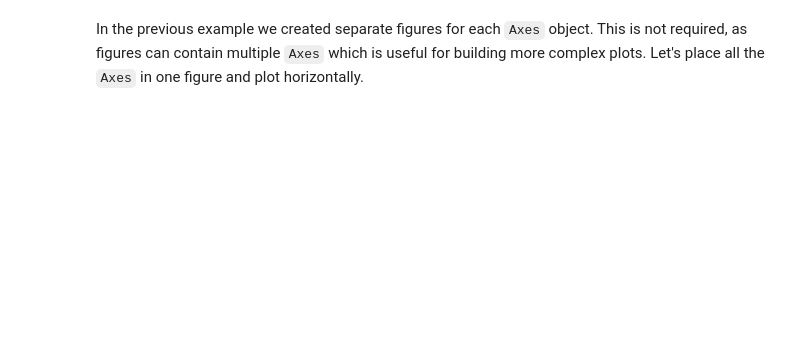
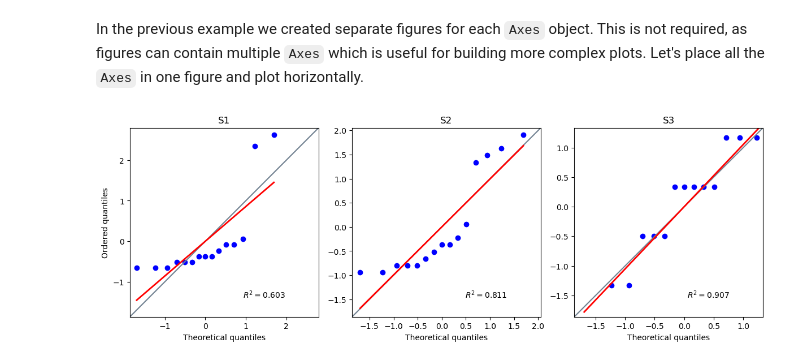
Before and after one commit to UBC-PATH/PATH548L-2025, a Jupyter notebook: worksheets/python/worksheet_2_descriptive_statistics.ipynb, the cells around one changed output. Saved outputs shown, nothing was run; the diff lists cells and outputs as text; code cells hidden in the pictures; blank space fills up the shorter version.

```diff
--- a/worksheets/python/worksheet_2_descriptive_statistics.ipynb
+++ b/worksheets/python/worksheet_2_descriptive_statistics.ipynb
@@ -233,12 +383,16 @@ Let's place all the `Axes` in one figure and plot horizontally.
 # %%
 fig = pp.figure(figsize=(12, 4)) # Adding the figsize argument to expand the figure for horizontal layout.
 for i, g in enumerate(groups): # Using enumerate to count which group we are at
     ax = fig.add_subplot(1, 3, i + 1) # The first argument specifies number of rows, second number of columns, third the index of the axes (1-based)
     pg.qqplot(
         df.loc[df["group"] == g, "value"],
         ax=ax,
         confidence=False,
     )
     ax.set_title(g) # Add a title so we know which group we are looking at
+    if i != 0:
+        ax.set_ylabel("")
 fig.tight_layout() # Fixes the axes positions so they don't overlap
 #fig.savefig("my_plot.png") # Optionally save the figure
+# %% [output]
+[figure, added]
```
Also changed, not shown: parts of 28 cells of this notebook, 8 other files.
